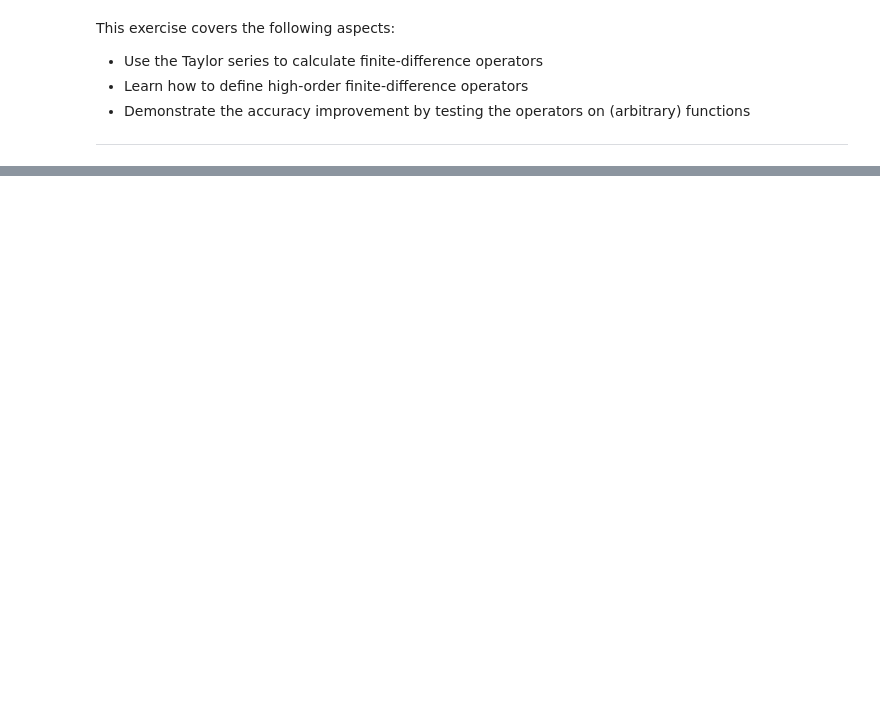
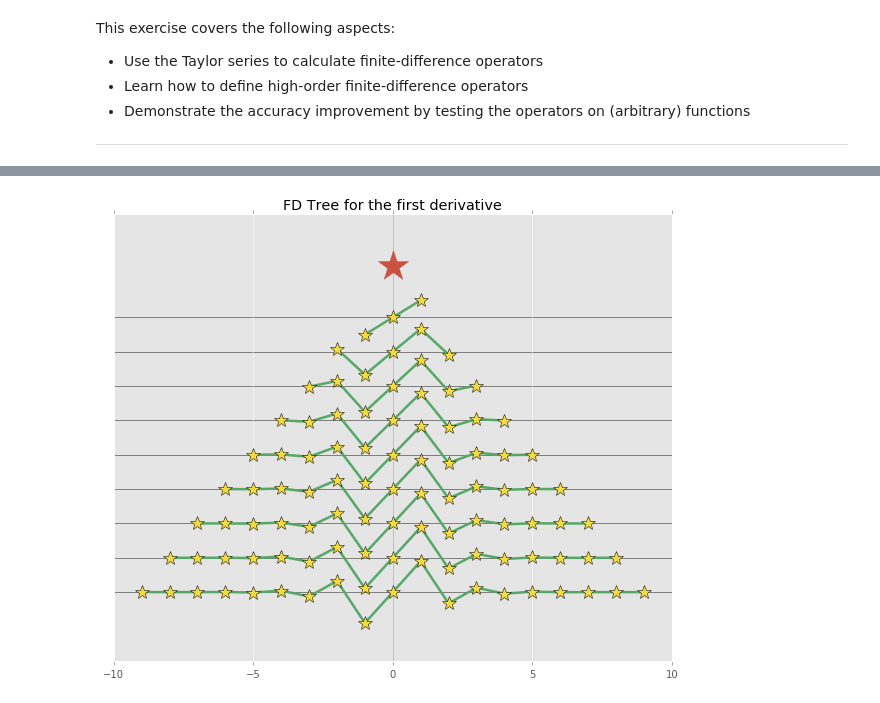
Before and after one commit to daniel-koehn/Theory-of-seismic-waves-II, a Jupyter notebook: 04_FD_stability_dispersion/2_fd_taylor_operators.ipynb, the cells around one changed output, grey strips where cells are left out. Drawn from its saved outputs; the diff is of its cells as text; code cells hidden in the pictures; blank space fills up the shorter version.

```diff
--- a/04_FD_stability_dispersion/2_fd_taylor_operators.ipynb
+++ b/04_FD_stability_dispersion/2_fd_taylor_operators.ipynb
@@ -169,0 +151,24 @@ plt.show()
+# %%
+import matplotlib.pyplot as plt
+plt.style.use('ggplot')
+
+plt.figure(figsize=(10, 8))
+
+for _i, points in enumerate(range(3, 20, 2)):
+    coeffs = central_difference_coefficients(points, 1)
+    numbers = np.linspace(- (points // 2), points // 2, points)
+    plt.plot(numbers, coeffs - _i * 1, color="#55A868", lw=2.5)
+    plt.plot(numbers, coeffs - _i * 1, color="#F1DB40", lw=0, marker="*", markersize=15)
+    plt.hlines(-(_i * 1), -100, 100, color="0.5", zorder=0)
+
+plt.scatter([0], [1.5], marker="*", s=1000, color="#C95241")
+
+
+plt.yticks([])
+plt.vlines(0, *plt.ylim(), color="0.5", zorder=0)
+plt.xlim(-(points // 2 + 1), points // 2 + 1)
+plt.ylim(-(_i + 2), 3)
+plt.title("FD Tree for the first derivative")
+plt.show()
+# %% [output]
+[figure, added]
```
Also changed, not shown: parts of 18 cells of this notebook, 4 other files.
